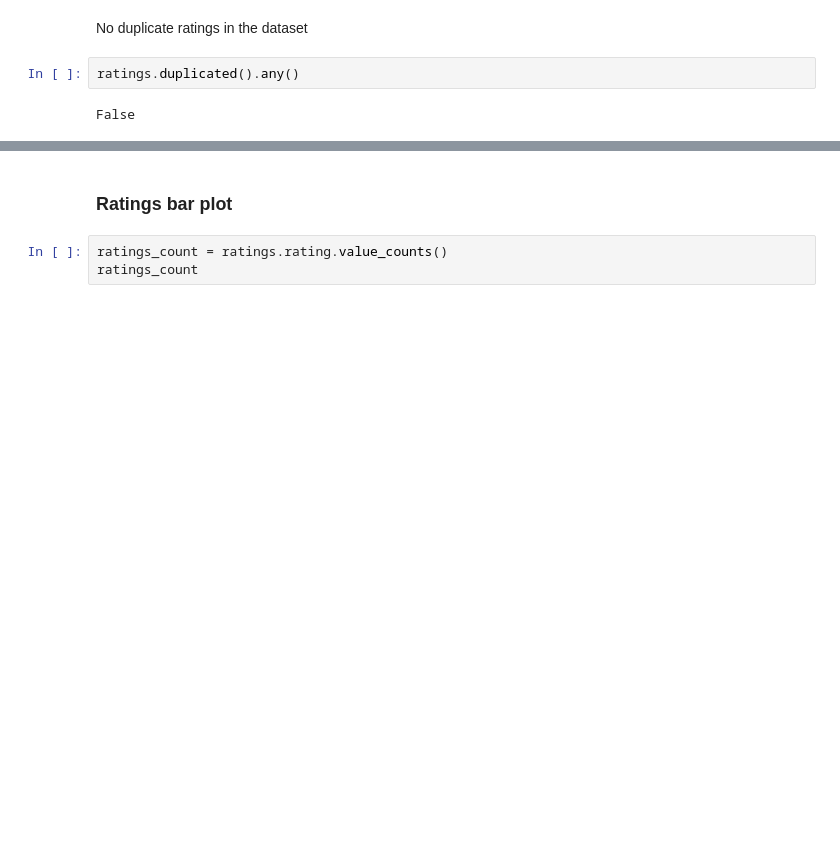
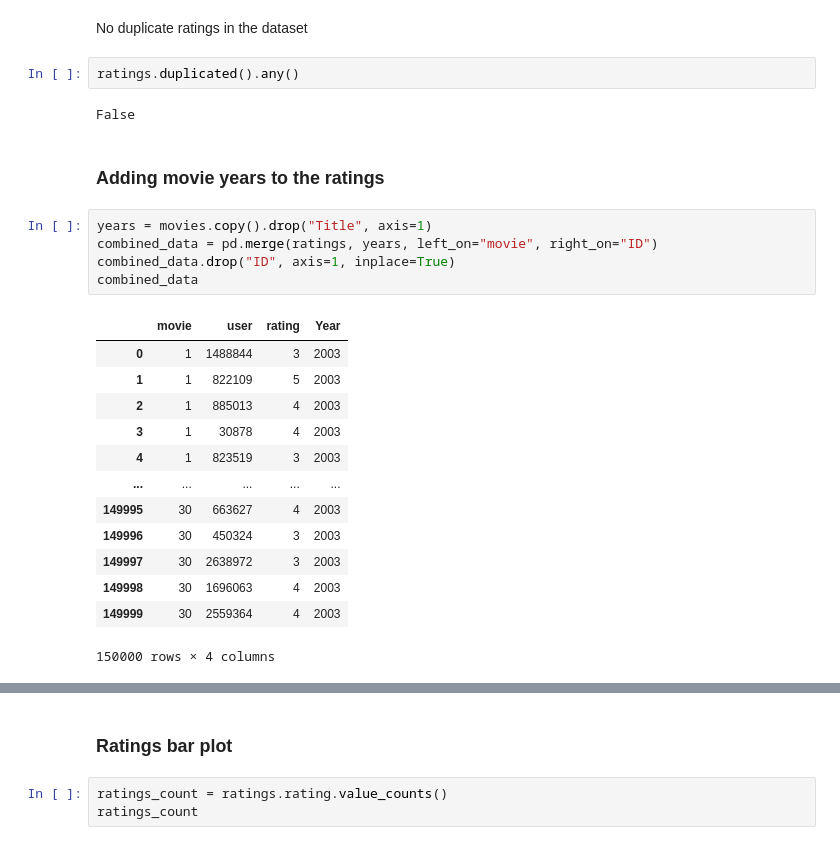
Before and after one commit to bizzfuzz/netflix-recommender, a Jupyter notebook: index.ipynb, the cells around one changed output, grey strips where cells are left out. Cells and saved outputs as stored; diff of their text form; blank space fills up the shorter version.

```diff
--- a/index.ipynb
+++ b/index.ipynb
@@ -116,3 +117,24 @@ No duplicate ratings in the dataset
 ratings.duplicated().any()
 # %% [output]
 False
+# %% [markdown]
+### Adding movie years to the ratings
+# %%
+years = movies.copy().drop("Title", axis=1)
+combined_data = pd.merge(ratings, years, left_on="movie", right_on="ID")
+combined_data.drop("ID", axis=1, inplace=True)
+combined_data
+# %% [output]
+|  | movie | user | rating | Year |
+| 0 | 1 | 1488844 | 3 | 2003 |
+| 1 | 1 | 822109 | 5 | 2003 |
+| 2 | 1 | 885013 | 4 | 2003 |
+| 3 | 1 | 30878 | 4 | 2003 |
+| 4 | 1 | 823519 | 3 | 2003 |
+| ... | ... | ... | ... | ... |
+| 149995 | 30 | 663627 | 4 | 2003 |
+| 149996 | 30 | 450324 | 3 | 2003 |
+| 149997 | 30 | 2638972 | 3 | 2003 |
+| 149998 | 30 | 1696063 | 4 | 2003 |
+| 149999 | 30 | 2559364 | 4 | 2003 |
+150000 rows × 4 columns
```
Also changed, not shown: parts of 26 cells of this notebook.
